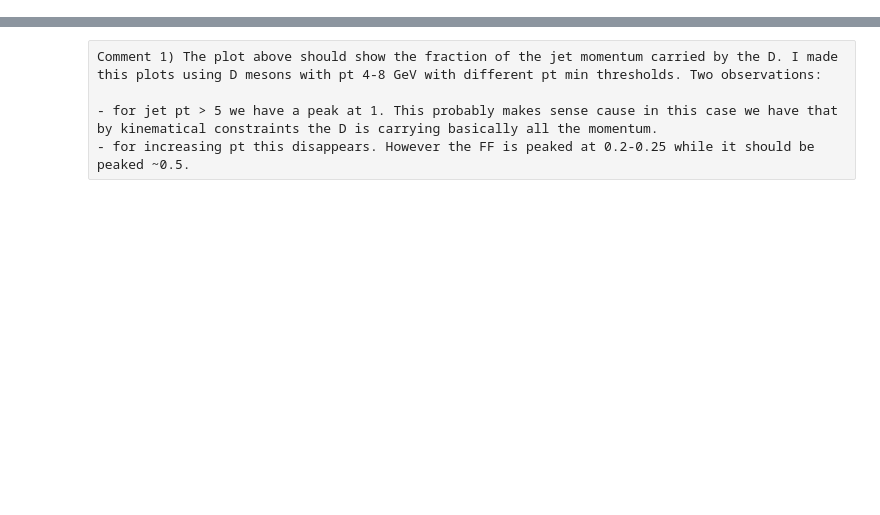
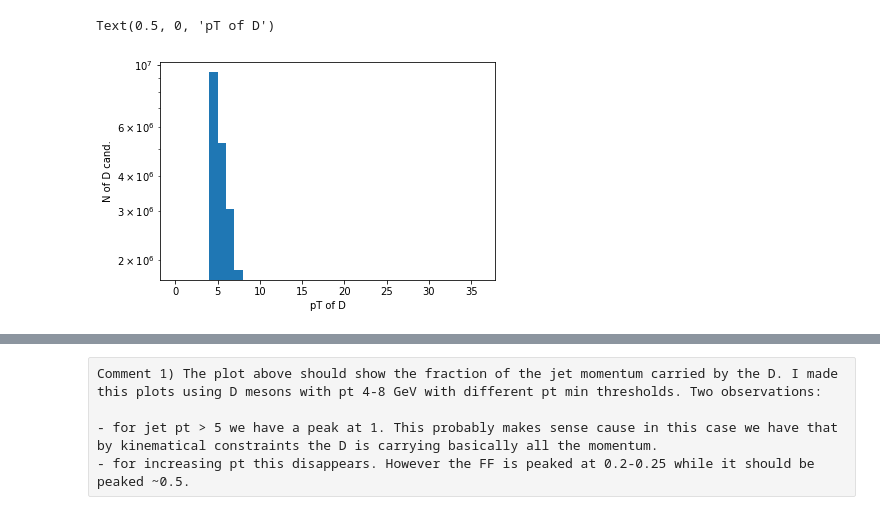
Before and after one commit to alisw/MachineLearningHEP, a Jupyter notebook: Notebooks/CheckJetTree.ipynb, the cells around one changed output, grey strips where cells are left out. Cells and saved outputs as stored; diff of their text form; code cells hidden in the pictures; blank space fills up the shorter version.

```diff
--- a/Notebooks/CheckJetTree.ipynb
+++ b/Notebooks/CheckJetTree.ipynb
@@ -29 +38,10 @@ plt.hist(dfgen4_8["pt_jet"], bins = 30, range = [0,100])
+# %%
+binsPtD = [0,4.0,5.0,6.0,7.0,8.0,10.0,12.0,16.0,24.0,36.0,]
+plt.hist(dfgen4_8["pt_cand"], bins = binsPtD, range = [0,10])
+plt.yscale('log')
+plt.ylabel("N of D cand.")
+plt.xlabel("pT of D")
+# %% [output]
+Text(0.5, 0, 'pT of D')
+[figure, added]
 # %%
```
Also changed, not shown: parts of 7 cells of this notebook.
